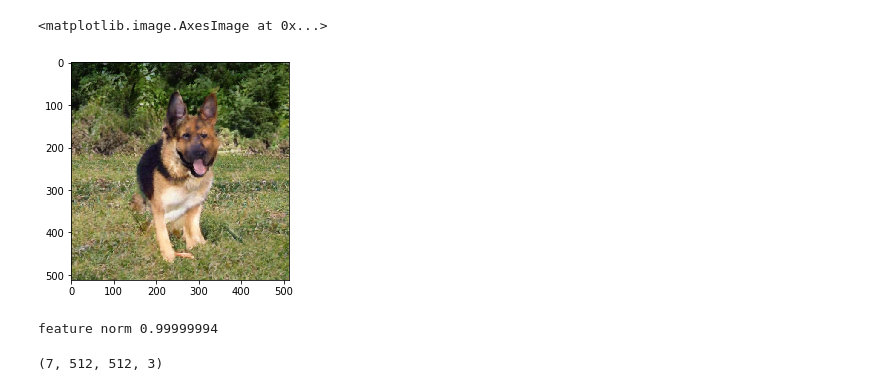
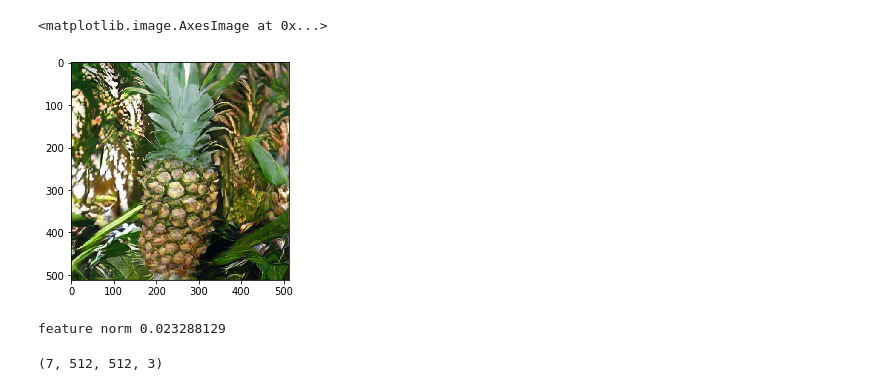
Before and after one commit to natel9178/tl-biggan, a Jupyter notebook: src/tlgan/Interpolate_Axis.ipynb, the cells around one changed output. Saved outputs shown, nothing was run; the diff lists cells and outputs as text; code cells hidden in the pictures.

```diff
--- a/src/tlgan/Interpolate_Axis.ipynb
+++ b/src/tlgan/Interpolate_Axis.ipynb
@@ -30,34 +30,34 @@ print(np.argpartition(norm_vector, -n)[-n:] + 1)
 # %%
 g_input_shape = 128
 batch_size = 7
-imagenet_class = 235
+imagenet_class = 953 #cat 282 # dog 235
 
 latents_c = truncated_noise_sample(truncation=0.7, batch_size=1)
 
 class_vector = torch.from_numpy(one_hot_from_int(imagenet_class, batch_size=batch_size)).to(device)
 output = generator(torch.from_numpy(latents_c).to(device), class_vector[0].unsqueeze(0), 0.7)
 output = output.permute(0, 2, 3, 1)
 output = (((output + 1) / 2.0) * 256 ).round().clamp(0, 255)
 original_image = output.squeeze(0).detach().cpu().numpy().astype(np.uint8)
 
 plt.imshow(original_image.astype(np.uint8))
 # %% [output]
 <matplotlib.image.AxesImage at 0x...>
-[figure, old version]
+[figure, new version]
 # %%
-i_feature = 7
+i_feature = 136
 actual_feature = i_feature-1
-print('feature norm', norms[actual_feature])
+print('feature norm', norm_vector[actual_feature])
 
 latents_0 = latents_c - feature_slope[:, actual_feature][None, :]*1
-latents_1 = latents_c + feature_slope[:, actual_feature][None, :]*1
+latents_1 = latents_c + feature_slope[:, actual_feature][None, :]*1 #truncated_noise_sample(truncation=0.7, batch_size=1)
 latents = np.random.randn(batch_size, g_input_shape)
 for i_alpha, alpha in enumerate(np.linspace(0, 1, batch_size)):
     latents[i_alpha, :] = latents_0[0]*(1-alpha) + latents_1[0]*alpha
 
 noise_vector = torch.from_numpy(latents).float().to(device)
 # %% [output]
-feature norm 0.99999994
+feature norm 0.023288129
 # %%
 images = np.zeros((noise_vector.shape[0], 512, 512, 3))
 with torch.no_grad():
```
Also changed, not shown: parts of 5 cells of this notebook, 58 other files.
